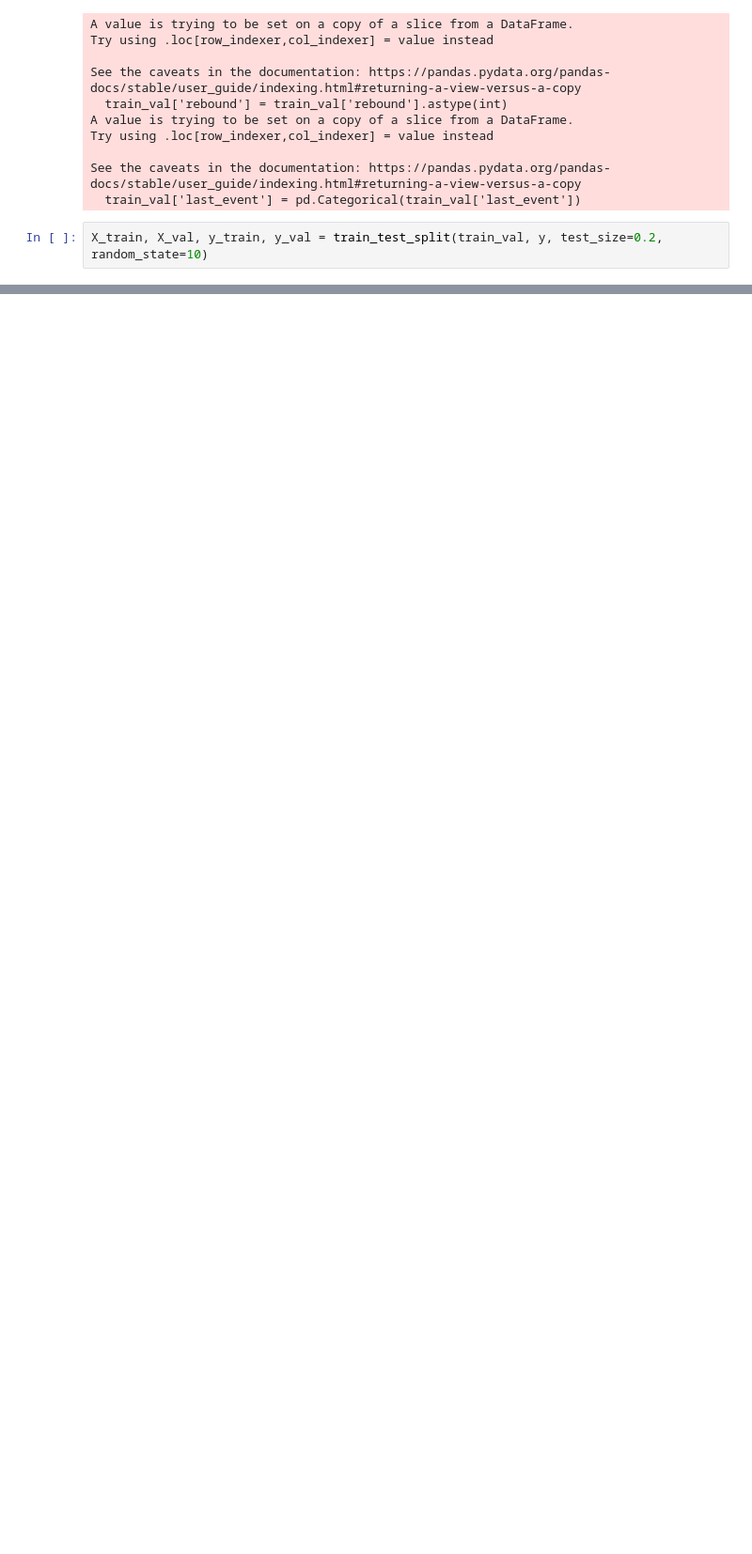
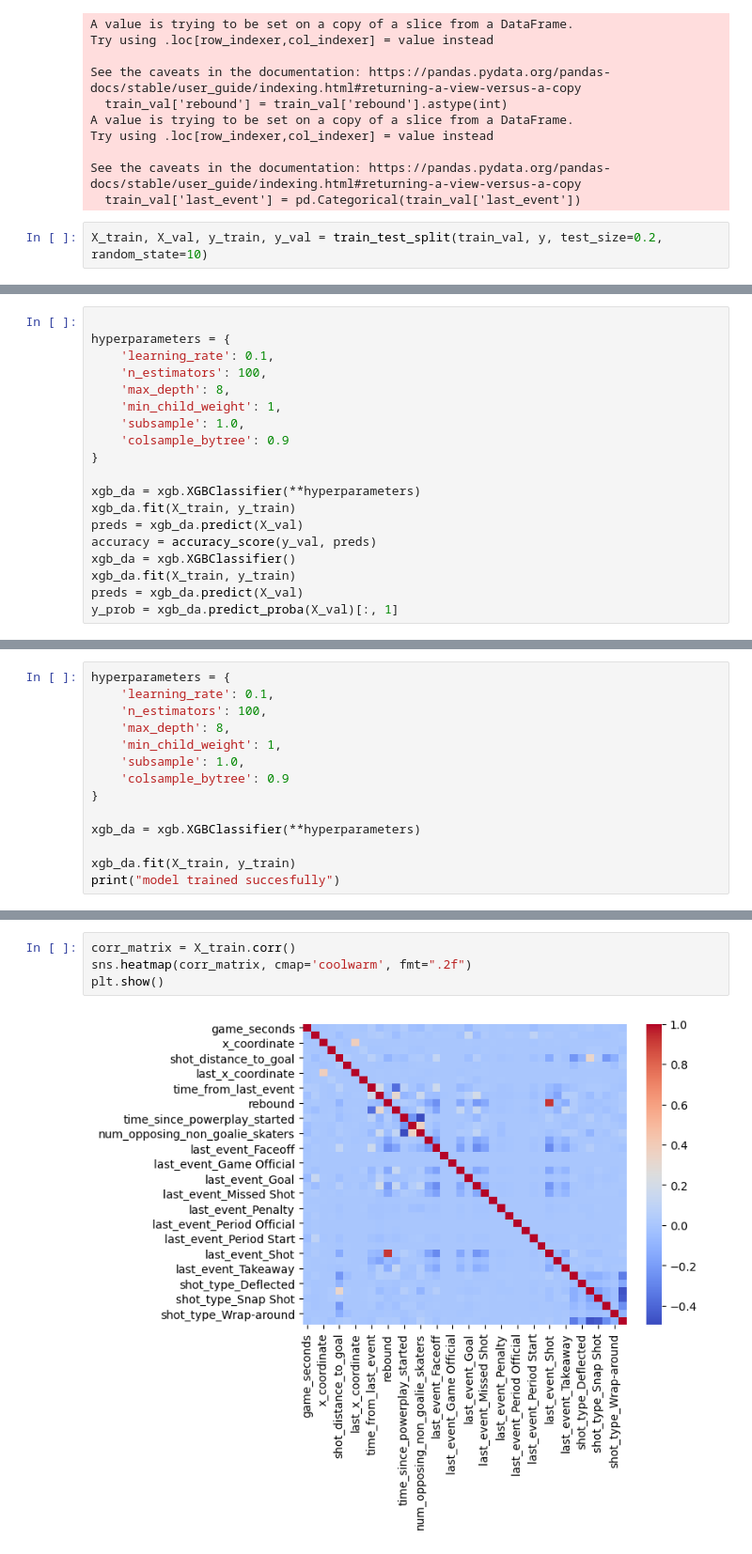
Before and after one commit to mahmoodhegazy/nhl_ds_project, a Jupyter notebook: src/advancemodel.ipynb, the cells around one changed output, grey strips where cells are left out. Shown at 94% size. Cells and saved outputs as stored; diff of their text form; blank space fills up the shorter version.

```diff
--- a/src/advancemodel.ipynb
+++ b/src/advancemodel.ipynb
@@ -179,0 +420,19 @@ X_train, X_val, y_train, y_val = train_test_split(train_val, y, test_size=0.2, r
+# %%
+
+hyperparameters = {
+    'learning_rate': 0.1,
+    'n_estimators': 100,
+    'max_depth': 8,
+    'min_child_weight': 1,
+    'subsample': 1.0,
+    'colsample_bytree': 0.9
+}
+
+xgb_da = xgb.XGBClassifier(**hyperparameters)
+xgb_da.fit(X_train, y_train)
+preds = xgb_da.predict(X_val)
+accuracy = accuracy_score(y_val, preds)
+xgb_da = xgb.XGBClassifier()
+xgb_da.fit(X_train, y_train)
+preds = xgb_da.predict(X_val)
+y_prob = xgb_da.predict_proba(X_val)[:, 1]
@@ -364,0 +471,14 @@ Fitting 3 folds for each of 27 candidates, totalling 81 fits
+# %%
+hyperparameters = {
+    'learning_rate': 0.1,
+    'n_estimators': 100,
+    'max_depth': 8,
+    'min_child_weight': 1,
+    'subsample': 1.0,
+    'colsample_bytree': 0.9
+}
+
+xgb_da = xgb.XGBClassifier(**hyperparameters)
+
+xgb_da.fit(X_train, y_train)
+print("model trained succesfully")
@@ -364,0 +489,6 @@ Fitting 3 folds for each of 27 candidates, totalling 81 fits
+# %%
+corr_matrix = X_train.corr()
+sns.heatmap(corr_matrix, cmap='coolwarm', fmt=".2f")
+plt.show()
+# %% [output]
+[figure, added]
```
Also changed, not shown: parts of 67 cells of this notebook, 1 other file.
